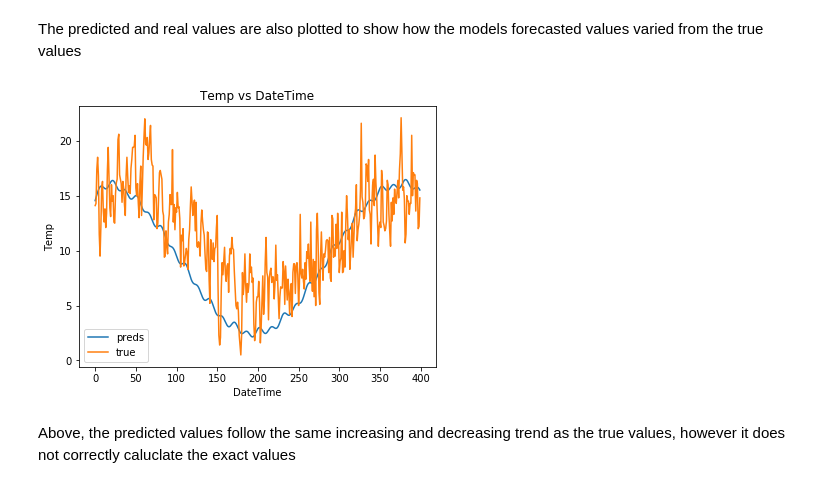
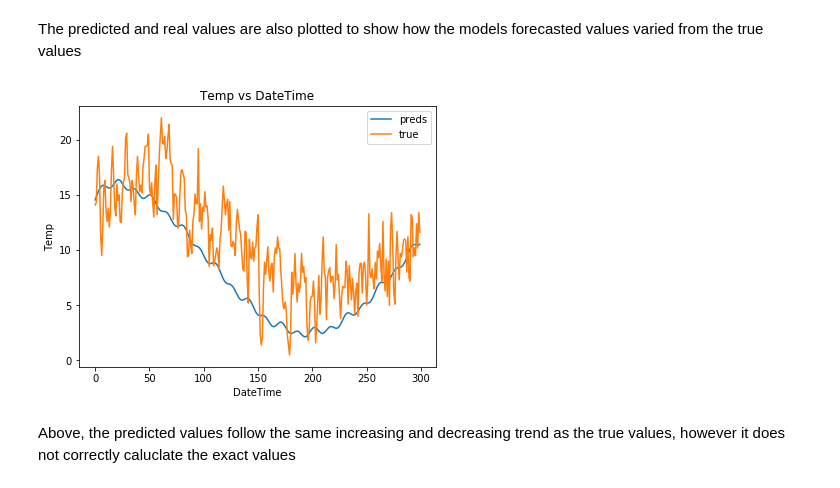
Before and after one commit to cmccarthy1/timeseries, a Jupyter notebook: notebooks/TBATS.ipynb, the cells around one changed output. Cells and saved outputs as stored; diff of their text form; code cells hidden in the pictures.

```diff
--- a/notebooks/TBATS.ipynb
+++ b/notebooks/TBATS.ipynb
@@ -141,10 +147,10 @@ predstemp:mdlfittemp[`:forecast][`steps pykw count testtemp]`
 "The Mean Squared Error is 15.15531"
 # %% [markdown]
 The predicted and real values are also plotted to show how the models forecasted values varied from the true values
-# %%
-pltresult[400#predstemp;400#testtemp`temp;"Temp"]
-# %% [output]
-[figure, removed]
+# %%
+pltresult[300#predstmp;300#ytesttmp;"Temp"]
+# %% [output]
+[figure, added]
 # %% [markdown]
 Above, the predicted values follow the same increasing and decreasing trend as the true values, however it does not correctly caluclate the exact values
 # %% [markdown]
```
Also changed, not shown: parts of 10 cells of this notebook, 6 other files.
